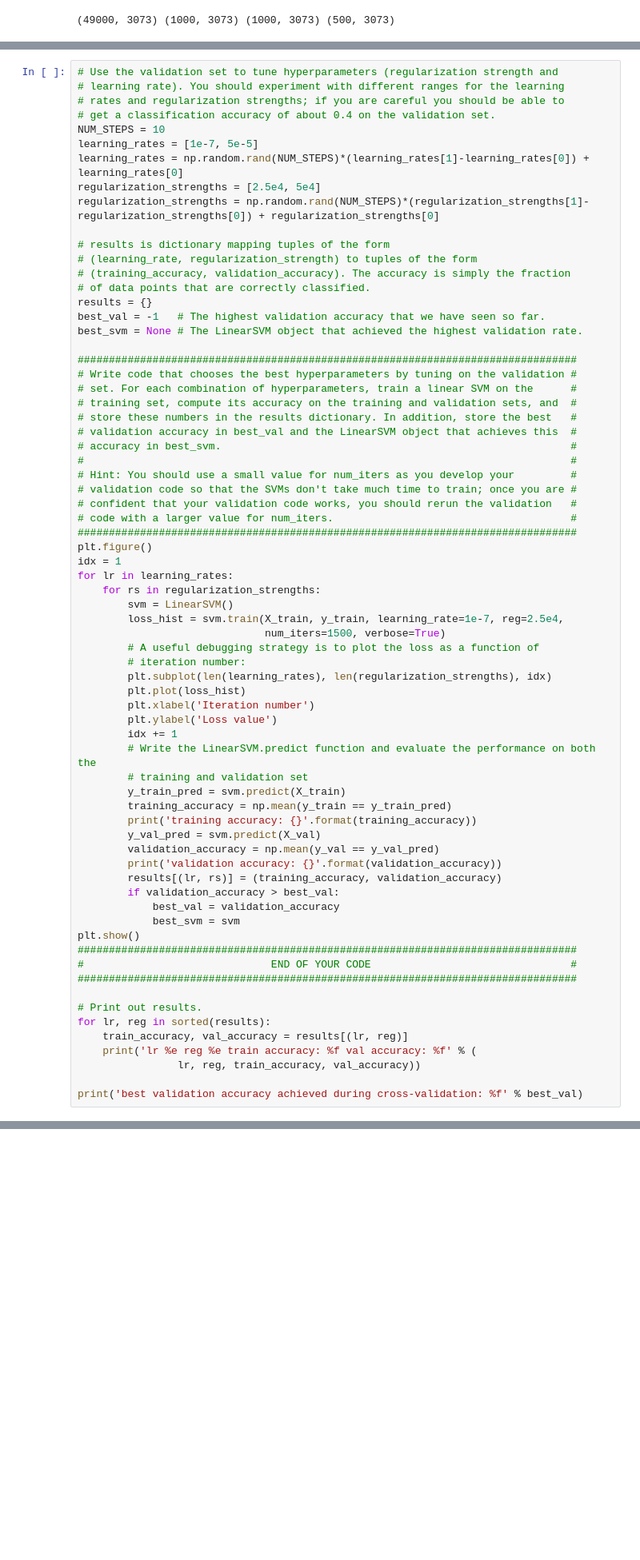
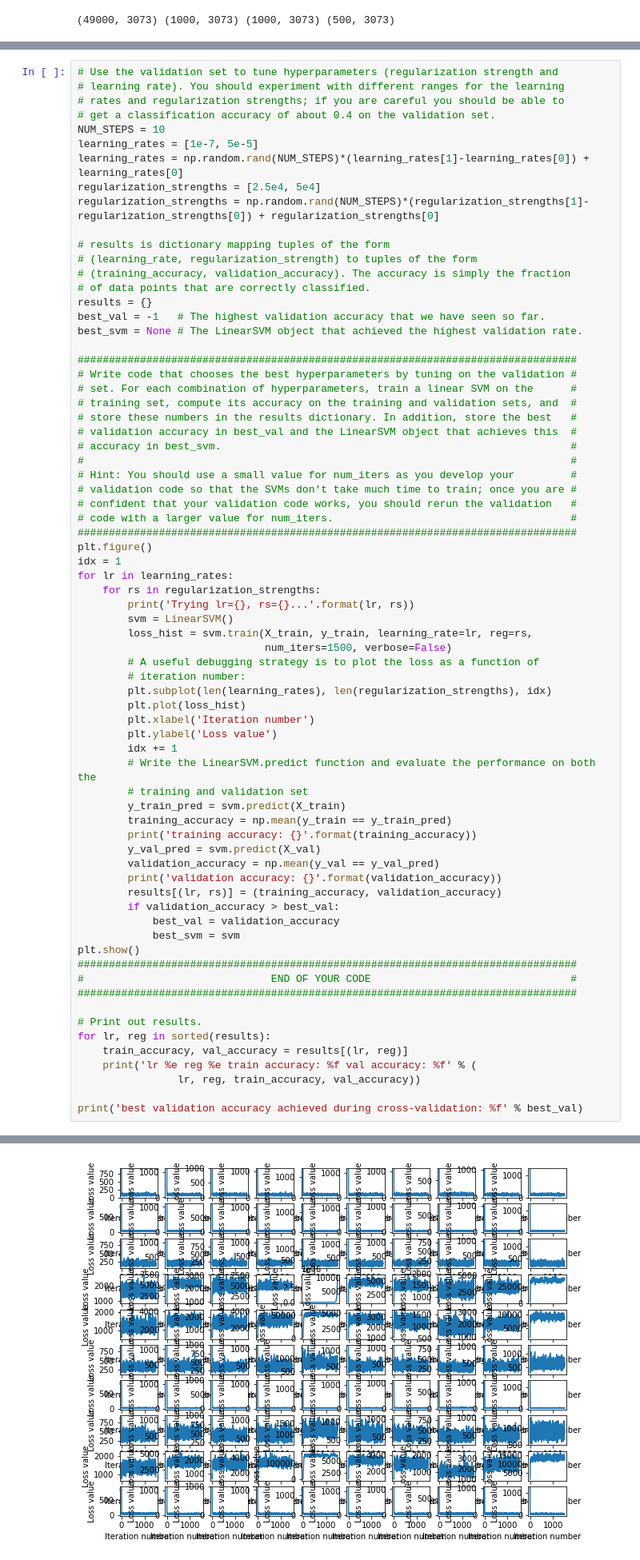
Before and after one commit to TrellixVulnTeam/ml_UQ36, a Jupyter notebook: assignment1/svm.ipynb, the cells around one changed output, grey strips where cells are left out. Shown at 80% size. Cells and saved outputs as stored; diff of their text form; blank space fills up the shorter version.

```diff
--- a/assignment1/svm.ipynb
+++ b/assignment1/svm.ipynb
@@ -358,9 +358,10 @@ plt.figure()
 idx = 1
 for lr in learning_rates:
     for rs in regularization_strengths:
+        print('Trying lr={}, rs={}...'.format(lr, rs))
         svm = LinearSVM()
-        loss_hist = svm.train(X_train, y_train, learning_rate=1e-7, reg=2.5e4,
-                              num_iters=1500, verbose=True)
+        loss_hist = svm.train(X_train, y_train, learning_rate=lr, reg=rs,
+                              num_iters=1500, verbose=False)
         # A useful debugging strategy is to plot the loss as a function of
         # iteration number:
         plt.subplot(len(learning_rates), len(regularization_strengths), idx)
@@ -412,0 +414 @@ iteration 300 / 1500: loss 173.417502
+[figure, added]
```
Also changed, not shown: parts of 11 cells of this notebook, 1 other file.
